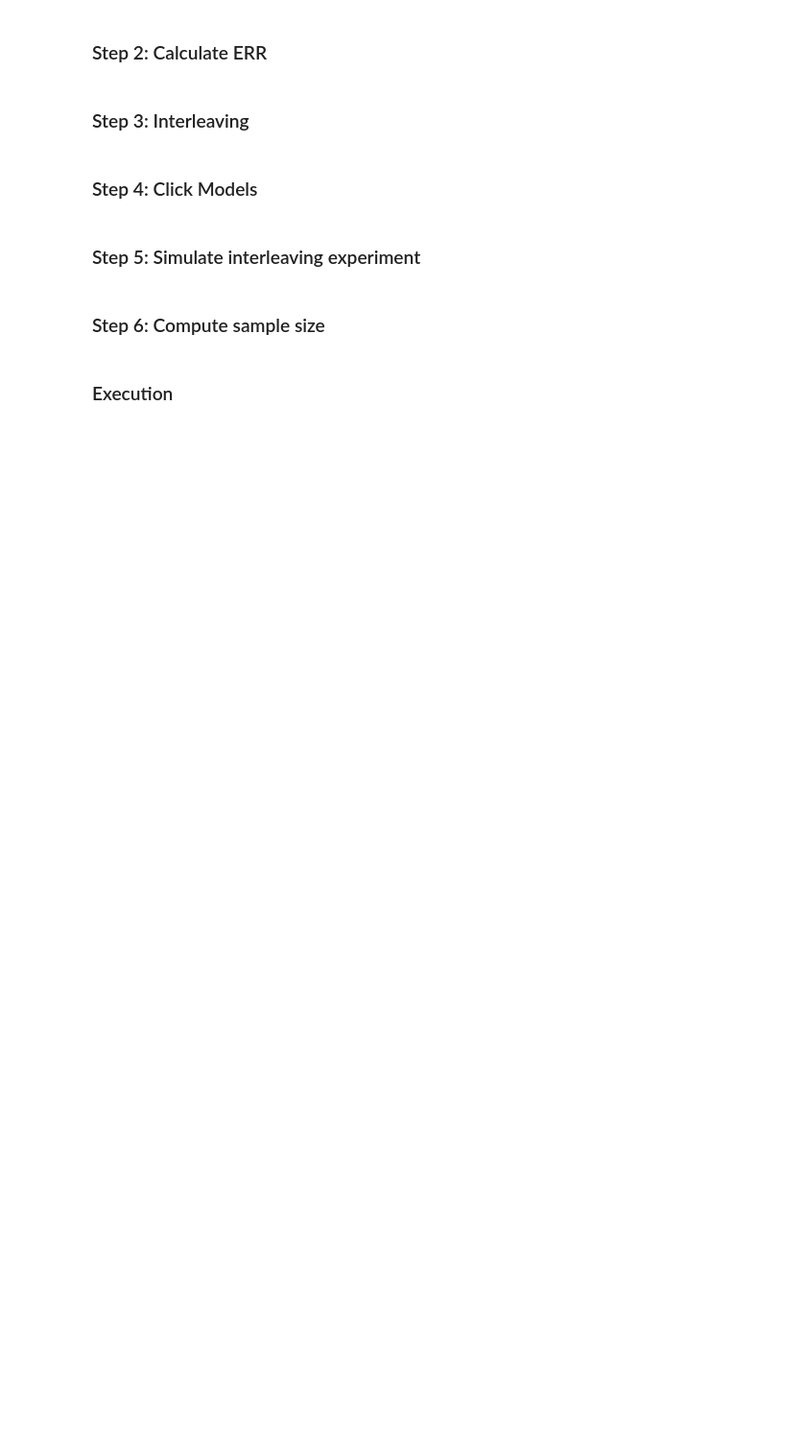
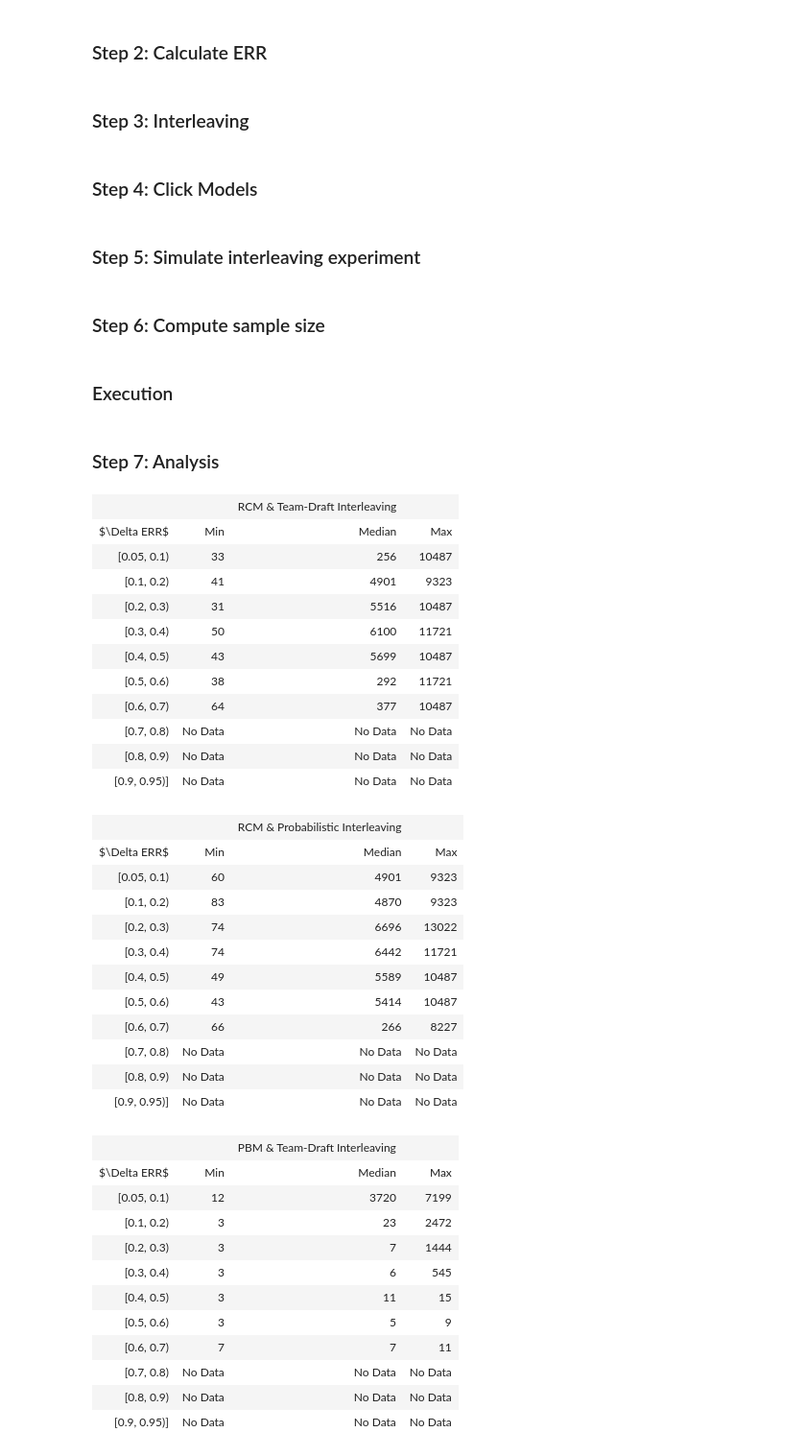
Before and after one commit to bobbiegorp/IR-2019, a Jupyter notebook: 11025654_12364282_11161108_code.ipynb, the cells around one changed output. Shown: that part at 96% size. Drawn from its saved outputs; the diff is of its cells as text; code cells hidden in the pictures; blank space fills up the shorter version.

```diff
--- a/11025654_12364282_11161108_code.ipynb
+++ b/11025654_12364282_11161108_code.ipynb
@@ -1027,0 +1020,64 @@ for bin_set, label in zip(bins, bin_set_labels):
+# %% [markdown]
+<h3>Step 7: Analysis </h3>
+# %%
+bin_sets = []
+bin_labels = get_bin_labels(n_bins)
+keys = ["min","median","max"]
+name_counter = 0
+ranges = ["[0.05, 0.1)","[0.1, 0.2)","[0.2, 0.3)","[0.3, 0.4)","[0.4, 0.5)","[0.5, 0.6)","[0.6, 0.7)","[0.7, 0.8)","[0.8, 0.9)","[0.9, 0.95)]"]
+for bin_set, label in zip(bins, bin_set_labels):
+    #print('===== ' + label + ' =====')
+    bin_info = process_bins(bin_set)
+    #print_bin_info(bin_info)
+    bin_sets.append(bin_info)
+
+    table = [[None,None,bin_set_labels[name_counter],None],["$\Delta ERR$","Min","Median","Max"]]
+    name_counter +=1
+    for bin_index,bin_range in enumerate(ranges):
+        row = [bin_range]
+        info = bin_info[bin_index]
+        if len(info) > 1:
+            for key in keys:
+                sample_size = info[key]
+                row.append(sample_size)
+            table.append(row)
+        else:
+            table.append(row + ["No Data","No Data","No Data"])
+    display(HTML(tabulate.tabulate(table, tablefmt='html')))
+# %% [output]
+|  |  | RCM & Team-Draft Interleaving |  |
+| $\Delta ERR$ | Min | Median | Max |
+| [0.05, 0.1) | 33 | 256 | 10487 |
+| [0.1, 0.2) | 41 | 4901 | 9323 |
+| [0.2, 0.3) | 31 | 5516 | 10487 |
+| [0.3, 0.4) | 50 | 6100 | 11721 |
+| [0.4, 0.5) | 43 | 5699 | 10487 |
+| [0.5, 0.6) | 38 | 292 | 11721 |
+| [0.6, 0.7) | 64 | 377 | 10487 |
+| [0.7, 0.8) | No Data | No Data | No Data |
+| [0.8, 0.9) | No Data | No Data | No Data |
+| [0.9, 0.95)] | No Data | No Data | No Data |
+|  |  | RCM & Probabilistic Interleaving |  |
+| $\Delta ERR$ | Min | Median | Max |
+| [0.05, 0.1) | 60 | 4901 | 9323 |
+| [0.1, 0.2) | 83 | 4870 | 9323 |
+| [0.2, 0.3) | 74 | 6696 | 13022 |
+| [0.3, 0.4) | 74 | 6442 | 11721 |
+| [0.4, 0.5) | 49 | 5589 | 10487 |
+| [0.5, 0.6) | 43 | 5414 | 10487 |
+| [0.6, 0.7) | 66 | 266 | 8227 |
+| [0.7, 0.8) | No Data | No Data | No Data |
+| [0.8, 0.9) | No Data | No Data | No Data |
+| [0.9, 0.95)] | No Data | No Data | No Data |
+|  |  | PBM & Team-Draft Interleaving |  |
+| $\Delta ERR$ | Min | Median | Max |
+| [0.05, 0.1) | 12 | 3720 | 7199 |
+| [0.1, 0.2) | 3 | 23 | 2472 |
+| [0.2, 0.3) | 3 | 7 | 1444 |
+| [0.3, 0.4) | 3 | 6 | 545 |
+| [0.4, 0.5) | 3 | 11 | 15 |
+| [0.5, 0.6) | 3 | 5 | 9 |
+| [0.6, 0.7) | 7 | 7 | 11 |
+| [0.7, 0.8) | No Data | No Data | No Data |
+| [0.8, 0.9) | No Data | No Data | No Data |
+| [0.9, 0.95)] | No Data | No Data | No Data |
```
Also changed, not shown: parts of 4 cells of this notebook.
